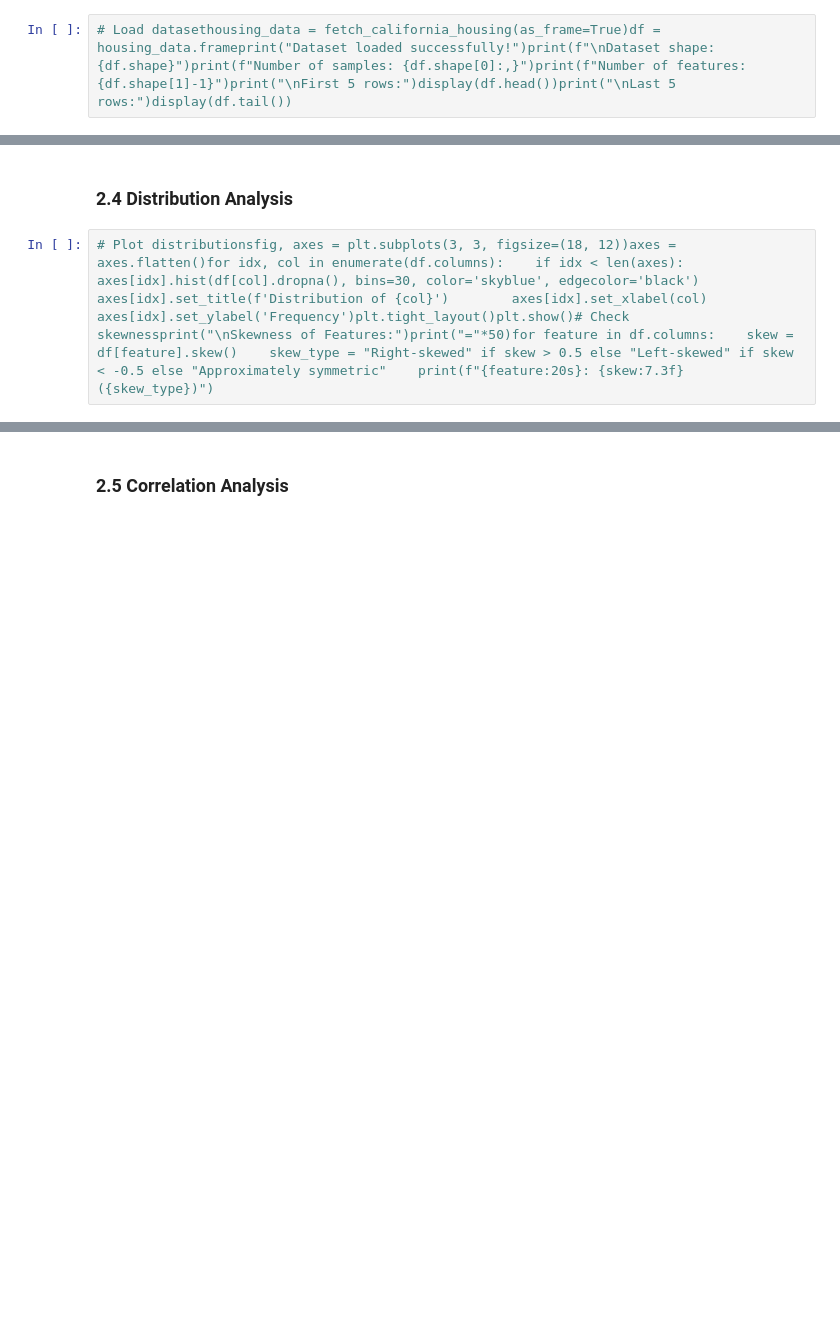
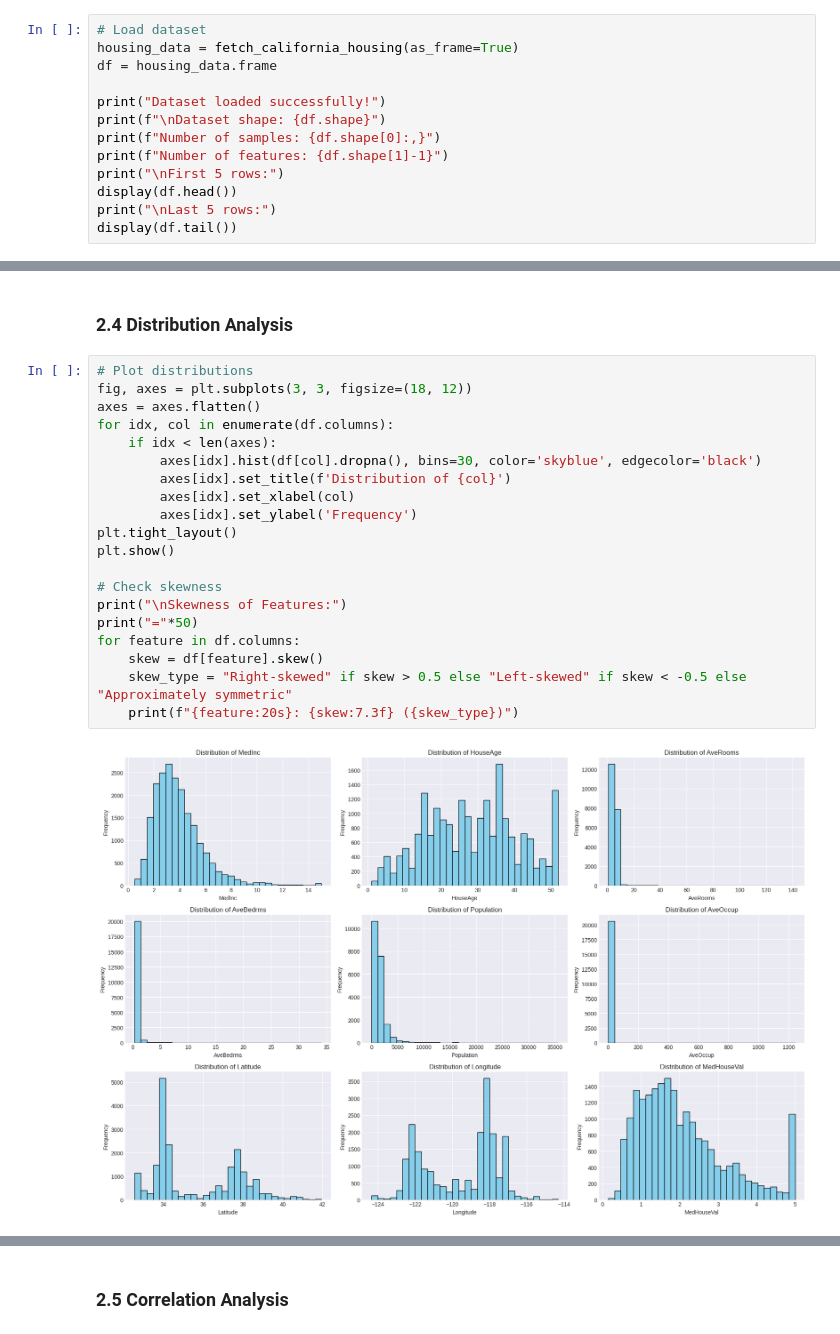
Before and after one commit to RMSCRV/IB2AD, a Jupyter notebook: ml_exam.ipynb, the cells around one changed output, grey strips where cells are left out. Drawn from its saved outputs; the diff is of its cells as text; blank space fills up the shorter version.

```diff
--- a/ml_exam.ipynb
+++ b/ml_exam.ipynb
@@ -23,4 +176,15 @@ def print_section_header(title, char='='):    """Print formatted section header"
 # %% [markdown]
 ### 2.1 Load Dataset
 # %%
-# Load datasethousing_data = fetch_california_housing(as_frame=True)df = housing_data.frameprint("Dataset loaded successfully!")print(f"\nDataset shape: {df.shape}")print(f"Number of samples: {df.shape[0]:,}")print(f"Number of features: {df.shape[1]-1}")print("\nFirst 5 rows:")display(df.head())print("\nLast 5 rows:")display(df.tail())
+# Load dataset
+housing_data = fetch_california_housing(as_frame=True)
+df = housing_data.frame
+
+print("Dataset loaded successfully!")
+print(f"\nDataset shape: {df.shape}")
+print(f"Number of samples: {df.shape[0]:,}")
+print(f"Number of features: {df.shape[1]-1}")
+print("\nFirst 5 rows:")
+display(df.head())
+print("\nLast 5 rows:")
+display(df.tail())
@@ -35,4 +236,24 @@ print("Dataset Information:")print("="*80)df.info()print("\n" + "="*80)print("St
 # %% [markdown]
 ### 2.4 Distribution Analysis
 # %%
-# Plot distributionsfig, axes = plt.subplots(3, 3, figsize=(18, 12))axes = axes.flatten()for idx, col in enumerate(df.columns):    if idx < len(axes):        axes[idx].hist(df[col].dropna(), bins=30, color='skyblue', edgecolor='black')        axes[idx].set_title(f'Distribution of {col}')        axes[idx].set_xlabel(col)        axes[idx].set_ylabel('Frequency')plt.tight_layout()plt.show()# Check skewnessprint("\nSkewness of Features:")print("="*50)for feature in df.columns:    skew = df[feature].skew()    skew_type = "Right-skewed" if skew > 0.5 else "Left-skewed" if skew < -0.5 else "Approximately symmetric"    print(f"{feature:20s}: {skew:7.3f} ({skew_type})")
+# Plot distributions
+fig, axes = plt.subplots(3, 3, figsize=(18, 12))
+axes = axes.flatten()
+for idx, col in enumerate(df.columns):
+    if idx < len(axes):
+        axes[idx].hist(df[col].dropna(), bins=30, color='skyblue', edgecolor='black')
+        axes[idx].set_title(f'Distribution of {col}')
+        axes[idx].set_xlabel(col)
+        axes[idx].set_ylabel('Frequency')
+plt.tight_layout()
+plt.show()
+
+# Check skewness
+print("\nSkewness of Features:")
+print("="*50)
+for feature in df.columns:
+    skew = df[feature].skew()
+    skew_type = "Right-skewed" if skew > 0.5 else "Left-skewed" if skew < -0.5 else "Approximately symmetric"
+    print(f"{feature:20s}: {skew:7.3f} ({skew_type})")
+# %% [output]
+[figure, added]
```
Also changed, not shown: parts of 86 cells of this notebook.
